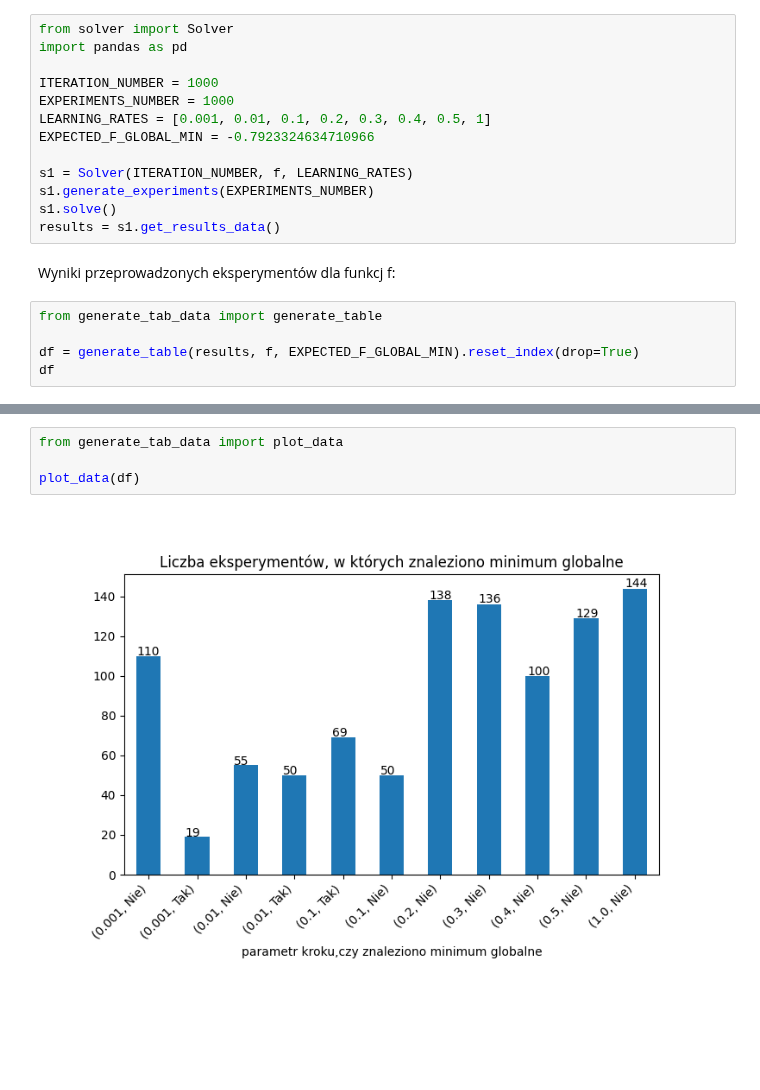
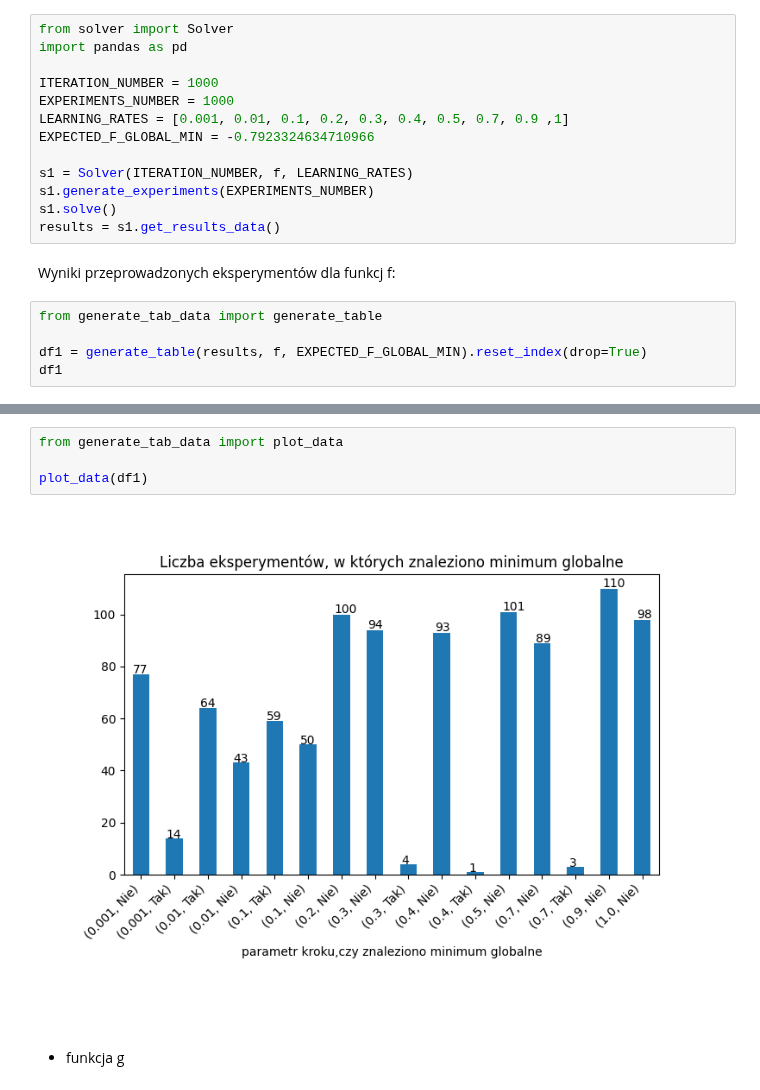
Before and after one commit to m-baj/wsi, a Jupyter notebook: lab1/raport.ipynb, the cells around one changed output, grey strips where cells are left out. Saved outputs shown, nothing was run; the diff lists cells and outputs as text; blank space fills up the shorter version.

```diff
--- a/lab1/raport.ipynb
+++ b/lab1/raport.ipynb
@@ -91,7 +93,7 @@ import pandas as pd
 
 ITERATION_NUMBER = 1000
 EXPERIMENTS_NUMBER = 1000
-LEARNING_RATES = [0.001, 0.01, 0.1, 0.2, 0.3, 0.4, 0.5, 1]
+LEARNING_RATES = [0.001, 0.01, 0.1, 0.2, 0.3, 0.4, 0.5, 0.7, 0.9 ,1]
 EXPECTED_F_GLOBAL_MIN = -0.7923324634710966
 
 s1 = Solver(ITERATION_NUMBER, f, LEARNING_RATES)
@@ -103,7 +105,7 @@ Wyniki przeprowadzonych eksperymentów dla funkcj f:
 # %%
 from generate_tab_data import generate_table
 
-df = generate_table(results, f, EXPECTED_F_GLOBAL_MIN).reset_index(drop=True)
-df
+df1 = generate_table(results, f, EXPECTED_F_GLOBAL_MIN).reset_index(drop=True)
+df1
 # %% [output]
 |  | parametr kroku | punkt początkowy | wynik działania algorytmu | czas trwania | liczba iteracji | ... |
@@ -122,6 +124,8 @@ df
 # %%
 from generate_tab_data import plot_data
 
-plot_data(df)
+plot_data(df1)
 # %% [output]
-[figure, old version]
+[figure, new version]
+# %% [markdown]
+- funkcja g
```
Also changed, not shown: parts of 13 cells of this notebook, 2 other files.
